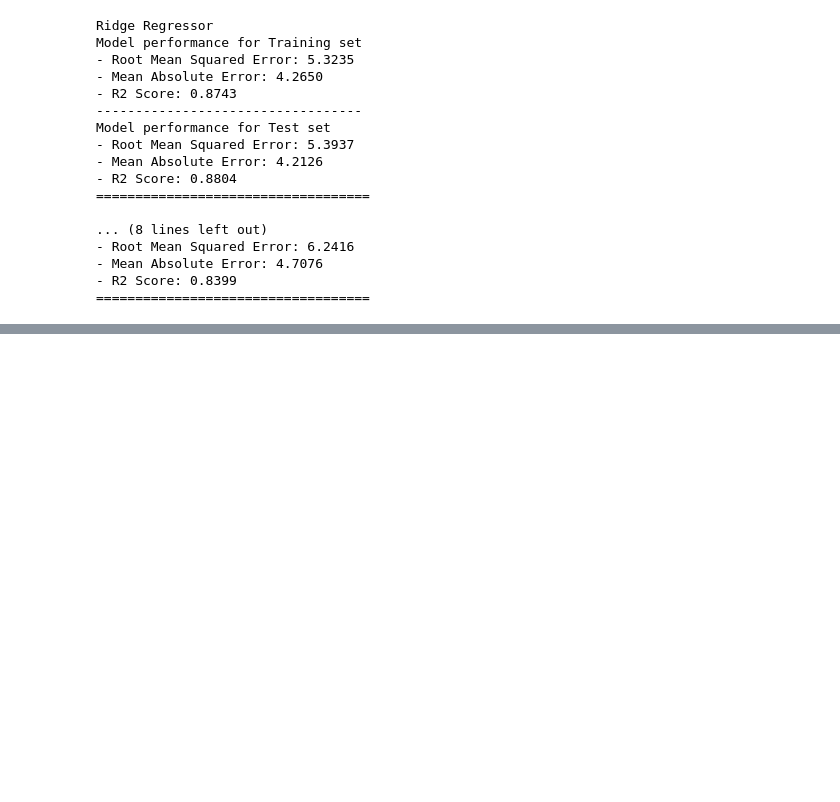
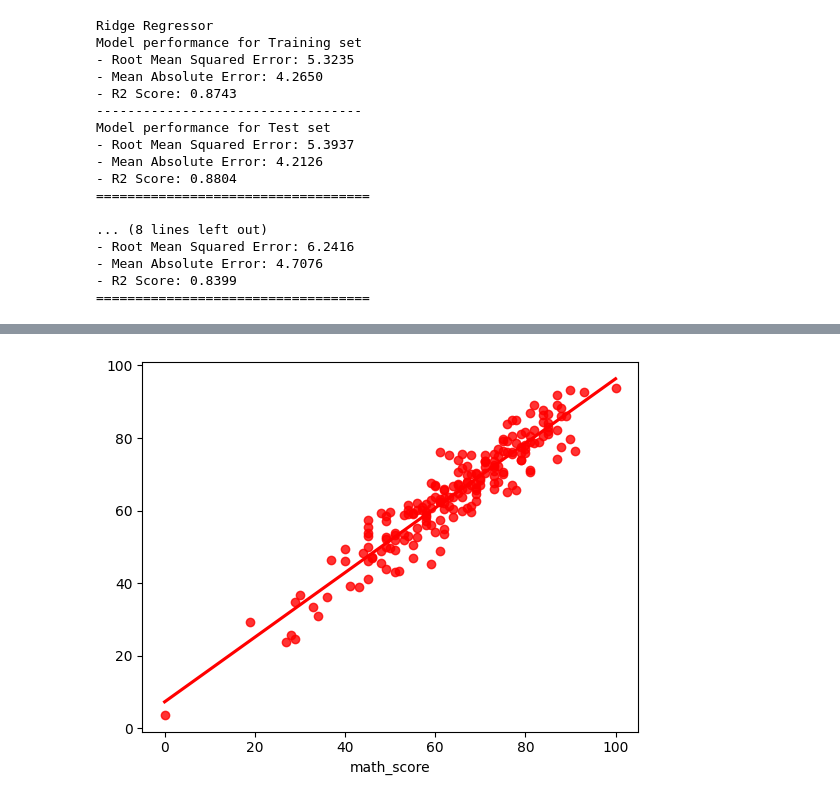
Before and after one commit to akshay-tula/mlproject, a Jupyter notebook: notebook/MODEL TRAINING.ipynb, the cells around one changed output, grey strips where cells are left out. Saved outputs shown, nothing was run; the diff lists cells and outputs as text; code cells hidden in the pictures; blank space fills up the shorter version.

```diff
--- a/notebook/MODEL TRAINING.ipynb
+++ b/notebook/MODEL TRAINING.ipynb
@@ -347,0 +364,4 @@ Model performance for Test set
+# %%
+sns.regplot(x=y_test,y=y_pred,ci=None,color ='red');
+# %% [output]
+[figure, added]
```
Also changed, not shown: parts of 9 cells of this notebook, 5 other files.
